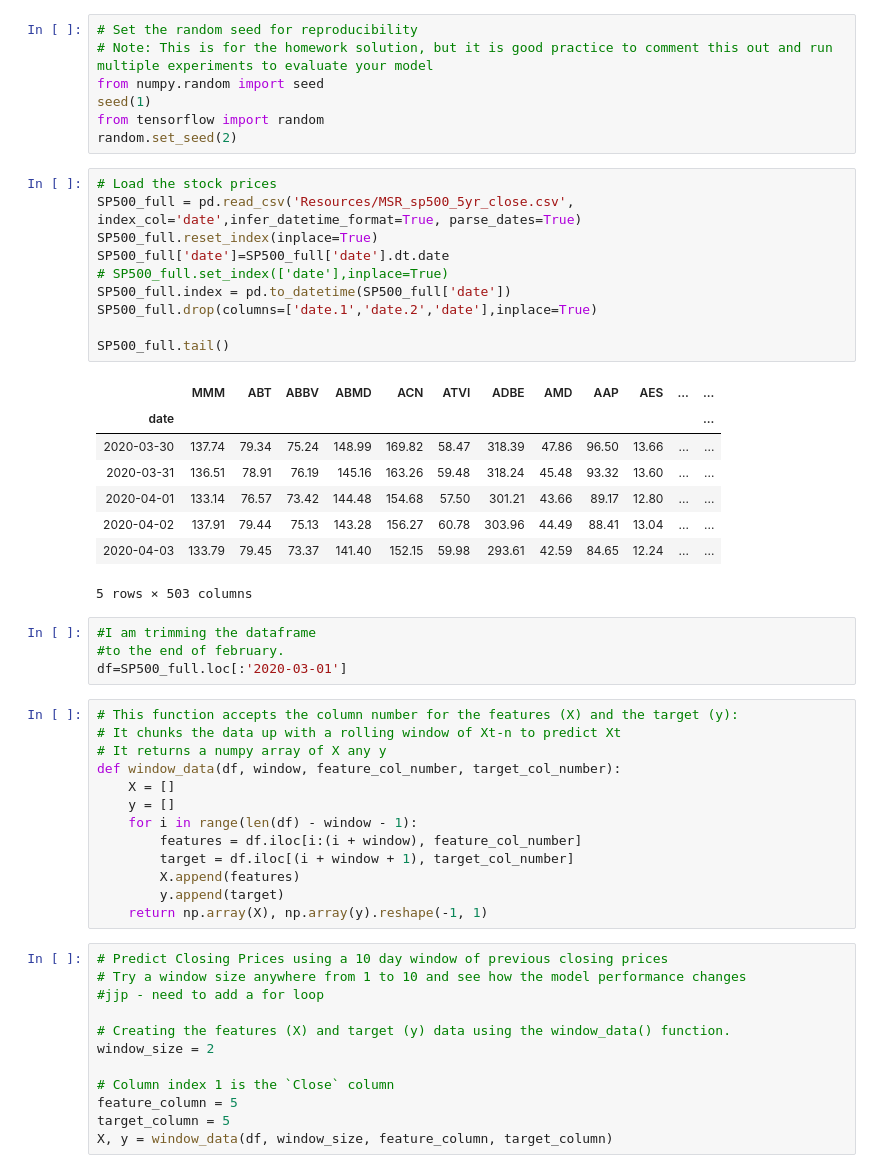
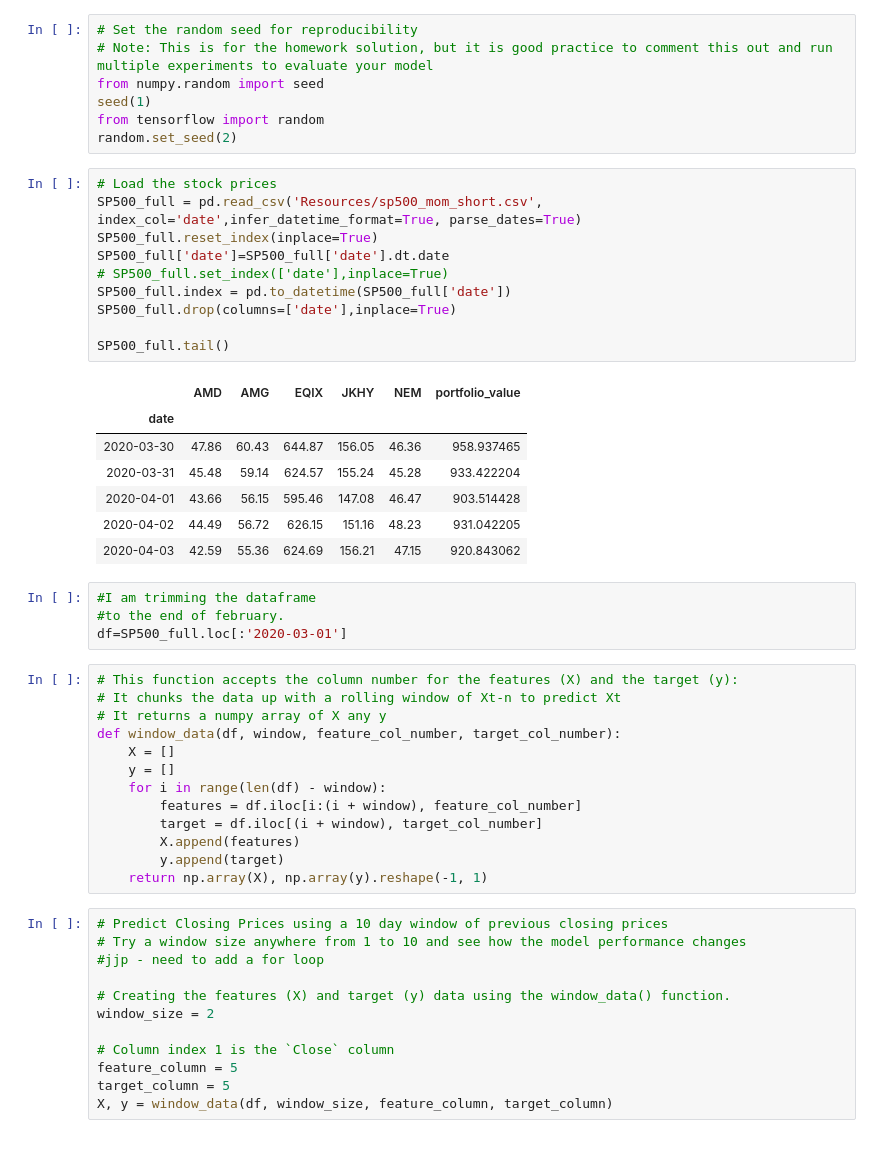
Before and after one commit to sselvakularanjan/FinTech-Project-2, a Jupyter notebook: MSR_lstm_stock_predictor_closing.ipynb, the cells around one changed output. Drawn from its saved outputs; the diff is of its cells as text.

```diff
--- a/MSR_lstm_stock_predictor_closing.ipynb
+++ b/MSR_lstm_stock_predictor_closing.ipynb
@@ -35,23 +35,22 @@ from tensorflow import random
 random.set_seed(2)
 # %%
 # Load the stock prices
-SP500_full = pd.read_csv('Resources/MSR_sp500_5yr_close.csv', index_col='date',infer_datetime_format=True, parse_dates=True)
+SP500_full = pd.read_csv('Resources/sp500_mom_short.csv', index_col='date',infer_datetime_format=True, parse_dates=True)
 SP500_full.reset_index(inplace=True)
 SP500_full['date']=SP500_full['date'].dt.date
 # SP500_full.set_index(['date'],inplace=True)
 SP500_full.index = pd.to_datetime(SP500_full['date'])
-SP500_full.drop(columns=['date.1','date.2','date'],inplace=True)
+SP500_full.drop(columns=['date'],inplace=True)
 
 SP500_full.tail()
 # %% [output]
-|  | MMM | ABT | ABBV | ABMD | ACN | ATVI | ADBE | AMD | AAP | AES | ... | ... |
-| date |  |  |  |  |  |  |  |  |  |  |  | ... |
-| 2020-03-30 | 137.74 | 79.34 | 75.24 | 148.99 | 169.82 | 58.47 | 318.39 | 47.86 | 96.50 | 13.66 | ... | ... |
-| 2020-03-31 | 136.51 | 78.91 | 76.19 | 145.16 | 163.26 | 59.48 | 318.24 | 45.48 | 93.32 | 13.60 | ... | ... |
-| 2020-04-01 | 133.14 | 76.57 | 73.42 | 144.48 | 154.68 | 57.50 | 301.21 | 43.66 | 89.17 | 12.80 | ... | ... |
-| 2020-04-02 | 137.91 | 79.44 | 75.13 | 143.28 | 156.27 | 60.78 | 303.96 | 44.49 | 88.41 | 13.04 | ... | ... |
-| 2020-04-03 | 133.79 | 79.45 | 73.37 | 141.40 | 152.15 | 59.98 | 293.61 | 42.59 | 84.65 | 12.24 | ... | ... |
+|  | AMD | AMG | EQIX | JKHY | NEM | portfolio_value |
+| date |  |  |  |  |  |  |
+| 2020-03-30 | 47.86 | 60.43 | 644.87 | 156.05 | 46.36 | 958.937465 |
+| 2020-03-31 | 45.48 | 59.14 | 624.57 | 155.24 | 45.28 | 933.422204 |
+| 2020-04-01 | 43.66 | 56.15 | 595.46 | 147.08 | 46.47 | 903.514428 |
+| 2020-04-02 | 44.49 | 56.72 | 626.15 | 151.16 | 48.23 | 931.042205 |
+| 2020-04-03 | 42.59 | 55.36 | 624.69 | 156.21 | 47.15 | 920.843062 |
-5 rows × 503 columns
 # %%
 #I am trimming the dataframe
 #to the end of february.
@@ -63,9 +62,9 @@ df=SP500_full.loc[:'2020-03-01']
 def window_data(df, window, feature_col_number, target_col_number):
     X = []
     y = []
-    for i in range(len(df) - window - 1):
+    for i in range(len(df) - window):
         features = df.iloc[i:(i + window), feature_col_number]
-        target = df.iloc[(i + window + 1), target_col_number]
+        target = df.iloc[(i + window), target_col_number]
         X.append(features)
         y.append(target)
     return np.array(X), np.array(y).reshape(-1, 1)
```
Also changed, not shown: parts of 21 cells of this notebook, 5 other files.
